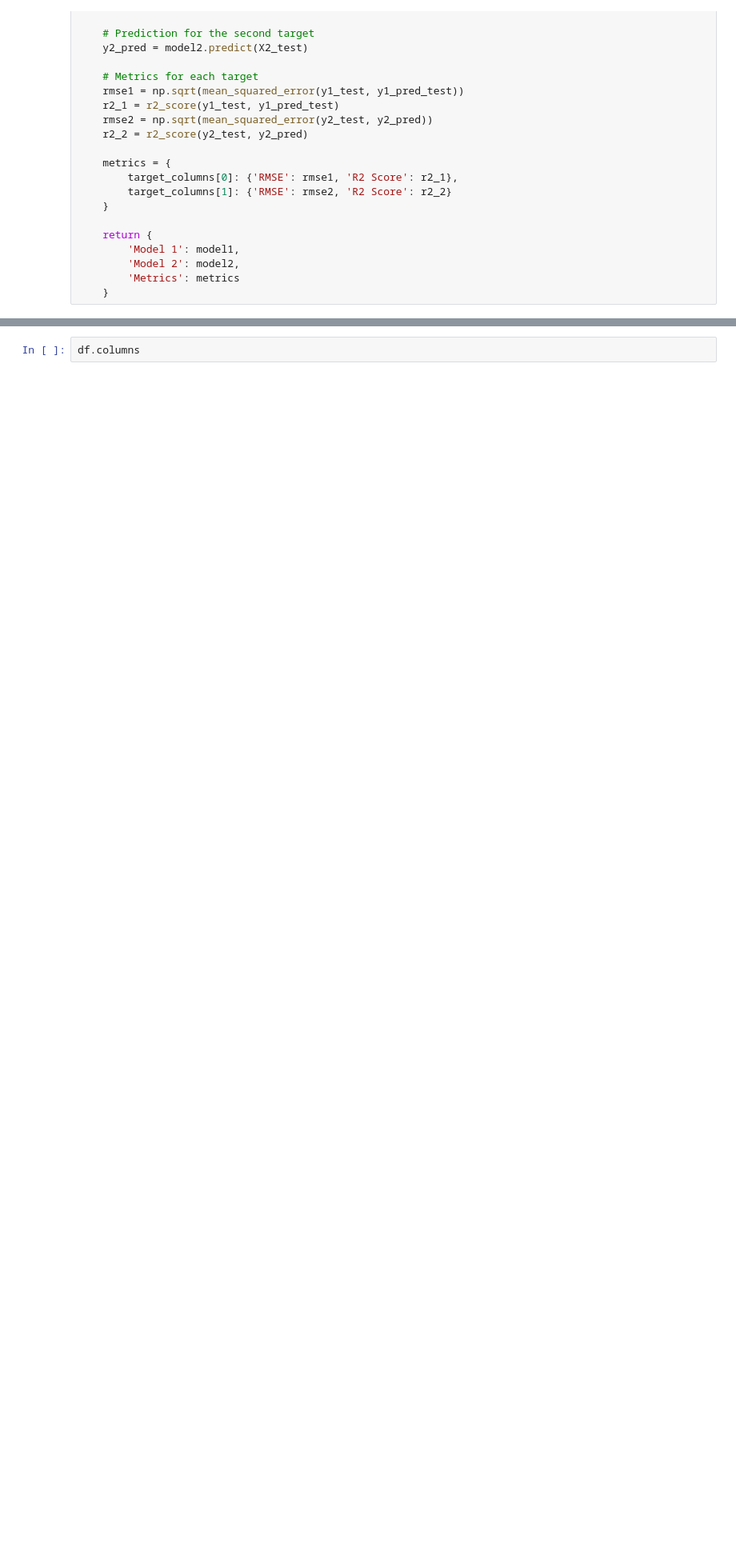
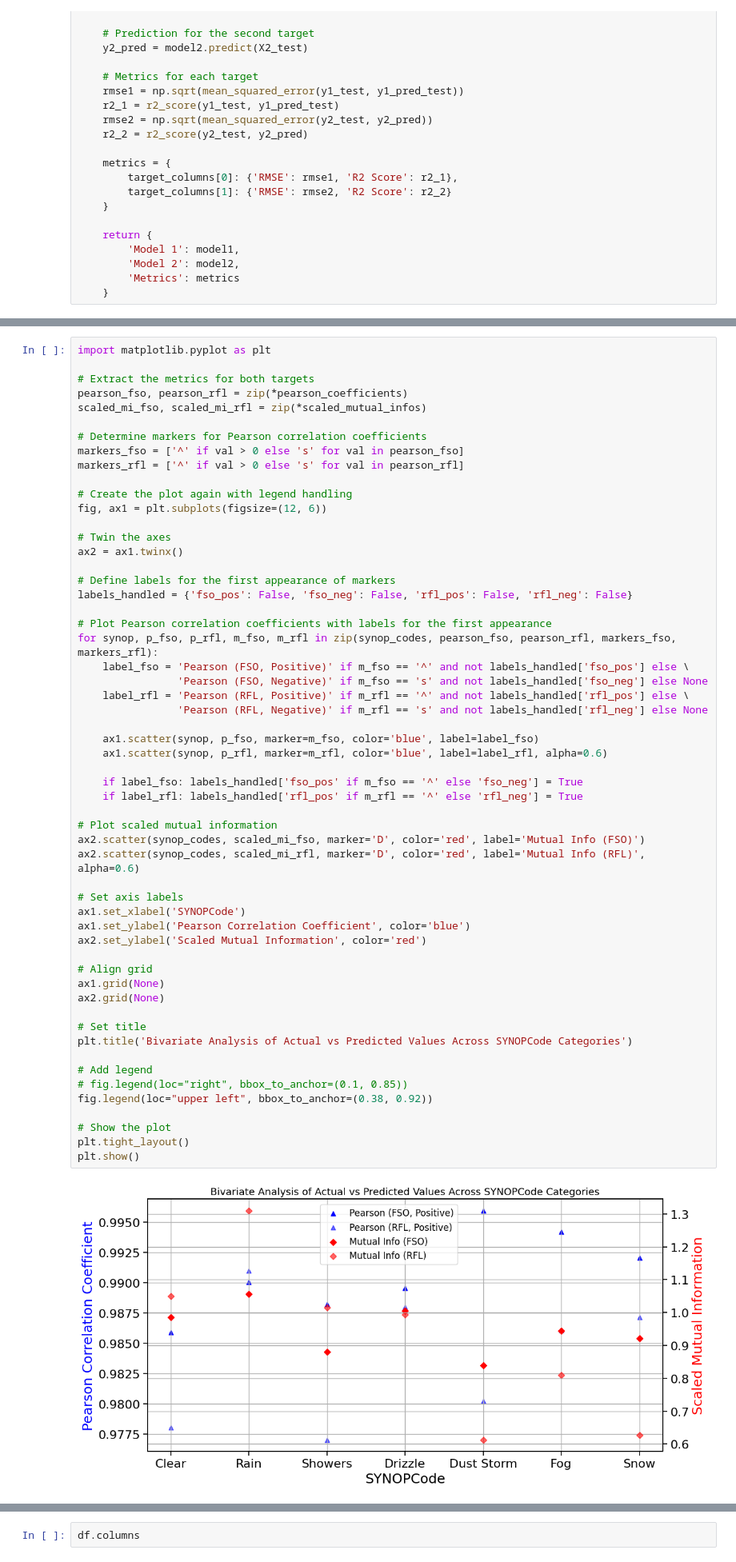
Before and after one commit to JosephKiragu/Machine-Learning-Channel-Attenuation, a Jupyter notebook: base_model_2.ipynb, the cells around one changed output, grey strips where cells are left out. Shown: that part at 80% size. Drawn from its saved outputs; the diff is of its cells as text; blank space fills up the shorter version.

```diff
--- a/base_model_2.ipynb
+++ b/base_model_2.ipynb
@@ -345,0 +545,58 @@ def build_and_evaluate_cascading_rf(df, target_columns, scaler, preprocess_func=
+# %%
+import matplotlib.pyplot as plt
+
+# Extract the metrics for both targets
+pearson_fso, pearson_rfl = zip(*pearson_coefficients)
+scaled_mi_fso, scaled_mi_rfl = zip(*scaled_mutual_infos)
+
+# Determine markers for Pearson correlation coefficients
+markers_fso = ['^' if val > 0 else 's' for val in pearson_fso]
+markers_rfl = ['^' if val > 0 else 's' for val in pearson_rfl]
+
+# Create the plot again with legend handling
+fig, ax1 = plt.subplots(figsize=(12, 6))
+
+# Twin the axes
+ax2 = ax1.twinx()
+
+# Define labels for the first appearance of markers
+labels_handled = {'fso_pos': False, 'fso_neg': False, 'rfl_pos': False, 'rfl_neg': False}
+
+# Plot Pearson correlation coefficients with labels for the first appearance
+for synop, p_fso, p_rfl, m_fso, m_rfl in zip(synop_codes, pearson_fso, pearson_rfl, markers_fso, markers_rfl):
+    label_fso = 'Pearson (FSO, Positive)' if m_fso == '^' and not labels_handled['fso_pos'] else \
+                'Pearson (FSO, Negative)' if m_fso == 's' and not labels_handled['fso_neg'] else None
+    label_rfl = 'Pearson (RFL, Positive)' if m_rfl == '^' and not labels_handled['rfl_pos'] else \
+                'Pearson (RFL, Negative)' if m_rfl == 's' and not labels_handled['rfl_neg'] else None
+
+    ax1.scatter(synop, p_fso, marker=m_fso, color='blue', label=label_fso)
+    ax1.scatter(synop, p_rfl, marker=m_rfl, color='blue', label=label_rfl, alpha=0.6)
+
+    if label_fso: labels_handled['fso_pos' if m_fso == '^' else 'fso_neg'] = True
+    if label_rfl: labels_handled['rfl_pos' if m_rfl == '^' else 'rfl_neg'] = True
+
+# Plot scaled mutual information
+ax2.scatter(synop_codes, scaled_mi_fso, marker='D', color='red', label='Mutual Info (FSO)')
+ax2.scatter(synop_codes, scaled_mi_rfl, marker='D', color='red', label='Mutual Info (RFL)', alpha=0.6)
+
+# Set axis labels
+ax1.set_xlabel('SYNOPCode')
+ax1.set_ylabel('Pearson Correlation Coefficient', color='blue')
+ax2.set_ylabel('Scaled Mutual Information', color='red')
+
+# Align grid
+ax1.grid(None)
+ax2.grid(None)
+
+# Set title
+plt.title('Bivariate Analysis of Actual vs Predicted Values Across SYNOPCode Categories')
+
+# Add legend
+# fig.legend(loc="right", bbox_to_anchor=(0.1, 0.85))
+fig.legend(loc="upper left", bbox_to_anchor=(0.38, 0.92))
+
+# Show the plot
+plt.tight_layout()
+plt.show()
+# %% [output]
+[figure, added]
```
Also changed, not shown: parts of 8 cells of this notebook, 1 other file.
